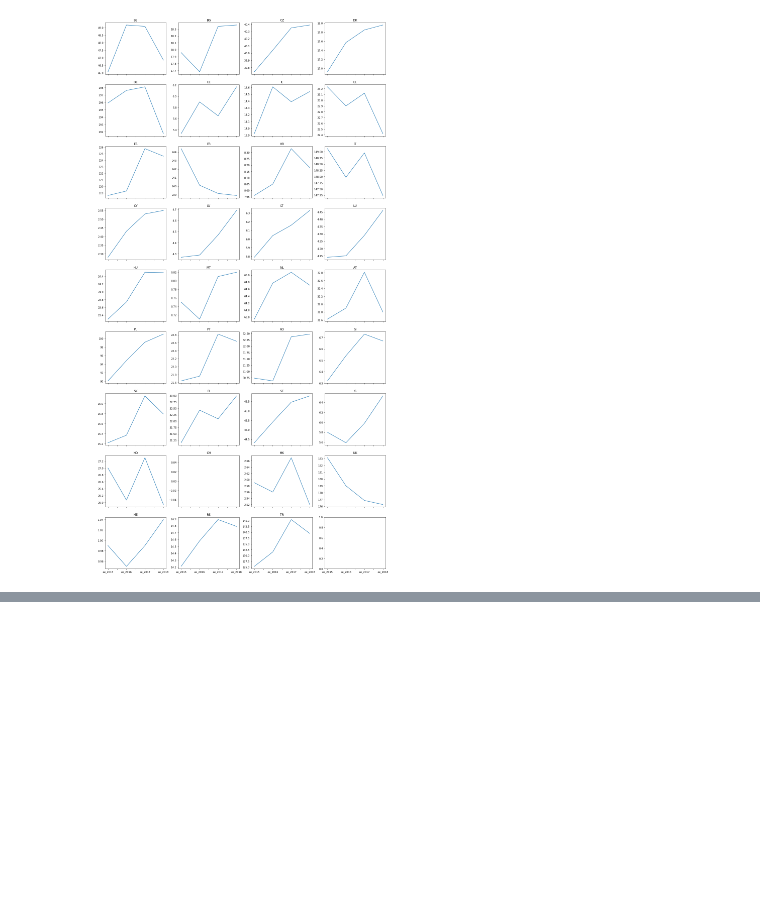
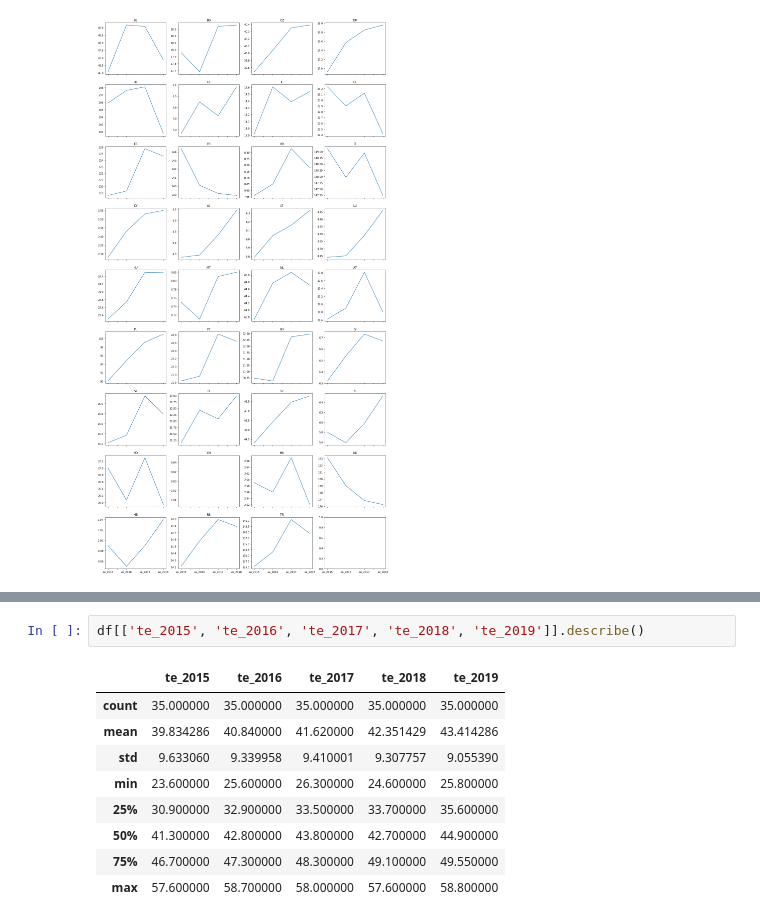
Before and after one commit to rockdonald2/europa2020visualization, a Jupyter notebook: static/python/cleanAndExploreData.ipynb, the cells around one changed output, grey strips where cells are left out. Drawn from its saved outputs; the diff is of its cells as text; blank space fills up the shorter version.

```diff
--- a/static/python/cleanAndExploreData.ipynb
+++ b/static/python/cleanAndExploreData.ipynb
@@ -75,0 +88,12 @@ for i in indices:
+# %%
+df[['te_2015', 'te_2016', 'te_2017', 'te_2018', 'te_2019']].describe()
+# %% [output]
+|  | te_2015 | te_2016 | te_2017 | te_2018 | te_2019 |
+| count | 35.000000 | 35.000000 | 35.000000 | 35.000000 | 35.000000 |
+| mean | 39.834286 | 40.840000 | 41.620000 | 42.351429 | 43.414286 |
+| std | 9.633060 | 9.339958 | 9.410001 | 9.307757 | 9.055390 |
+| min | 23.600000 | 25.600000 | 26.300000 | 24.600000 | 25.800000 |
+| 25% | 30.900000 | 32.900000 | 33.500000 | 33.700000 | 35.600000 |
+| 50% | 41.300000 | 42.800000 | 43.800000 | 42.700000 | 44.900000 |
+| 75% | 46.700000 | 47.300000 | 48.300000 | 49.100000 | 49.550000 |
+| max | 57.600000 | 58.700000 | 58.000000 | 57.600000 | 58.800000 |
```
Also changed, not shown: parts of 2 cells of this notebook, 6 other files.
